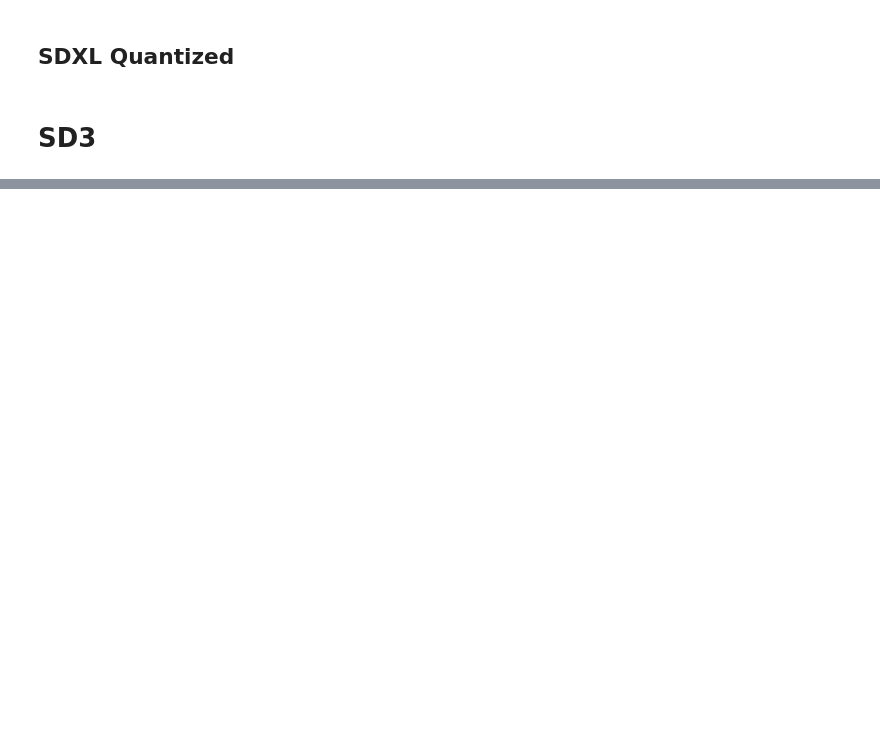
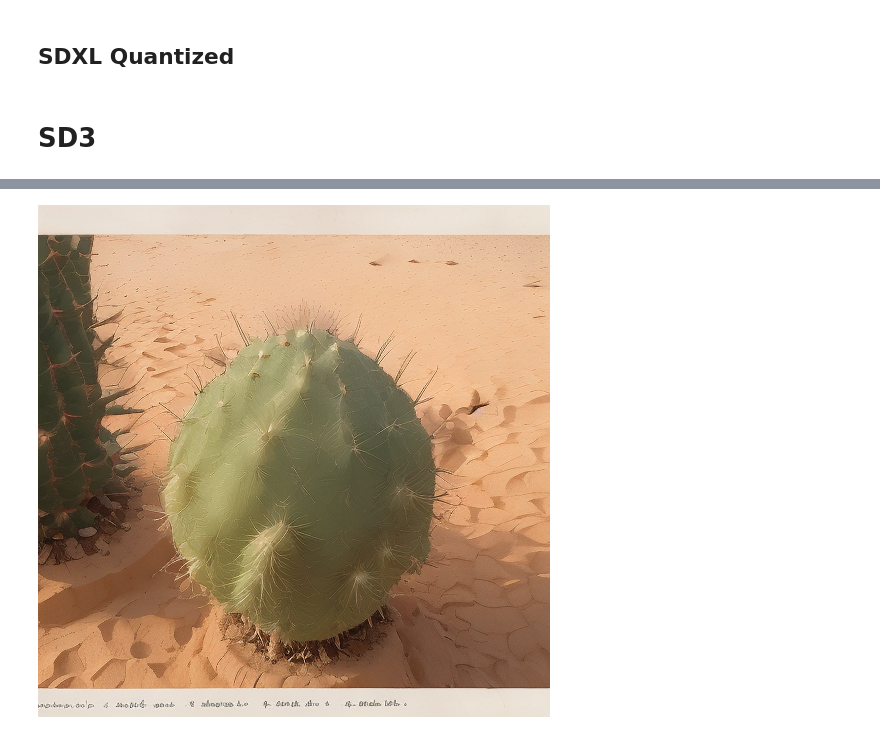
Before and after one commit to pjjajal/diffusion-trajectory, a Jupyter notebook: example_sampling_pipes.ipynb, the cells around one changed output, grey strips where cells are left out. Cells and saved outputs as stored; diff of their text form; code cells hidden in the pictures; blank space fills up the shorter version.

```diff
--- a/example_sampling_pipes.ipynb
+++ b/example_sampling_pipes.ipynb
@@ -365,0 +326,16 @@ searcher.status
+# %%
+device = torch.device("cuda:0" if torch.cuda.is_available() else "cpu")
+weight_dtype = torch.bfloat16
+
+pipe = LatentConsistencyModelPipeline.from_pretrained(
+    "SimianLuo/LCM_Dreamshaper_v7",
+    torch_dtype=weight_dtype,
+    use_safetensors=True,
+)
+pipe.to(device)
+pipe.enable_model_cpu_offload()
+pipe.enable_attention_slicing()
+# %%
+pipe(prompt="A small cactus with a happy face in the Sahara desert", generator=torch.Generator(device=pipe.device).manual_seed(0), height=512, width=512, num_inference_steps=4, guidance_scale=8.5).images[0]
+# %% [output]
+[figure, added]
```
Also changed, not shown: parts of 9 cells of this notebook, 8 other files.
